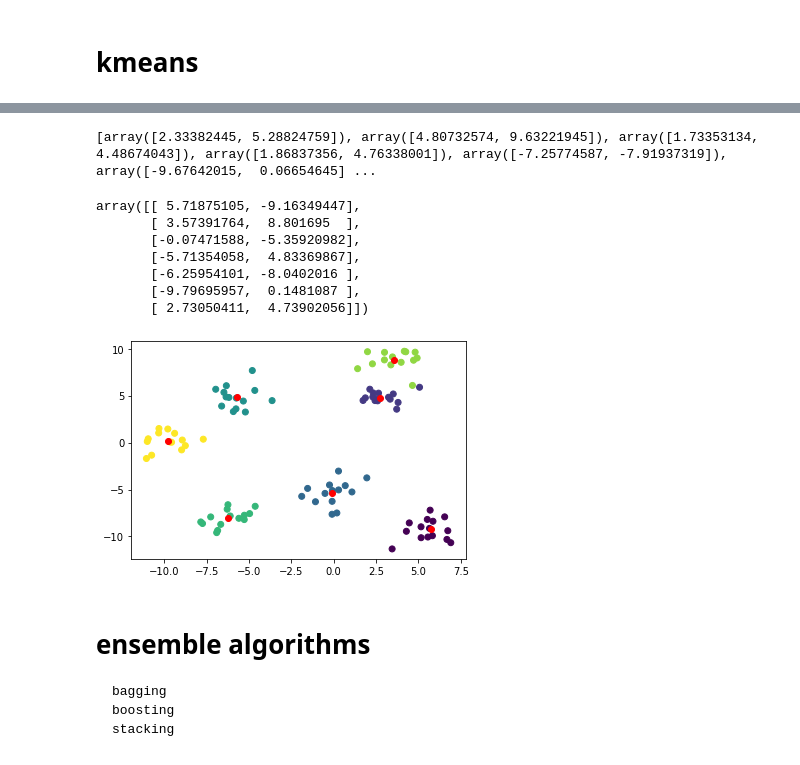
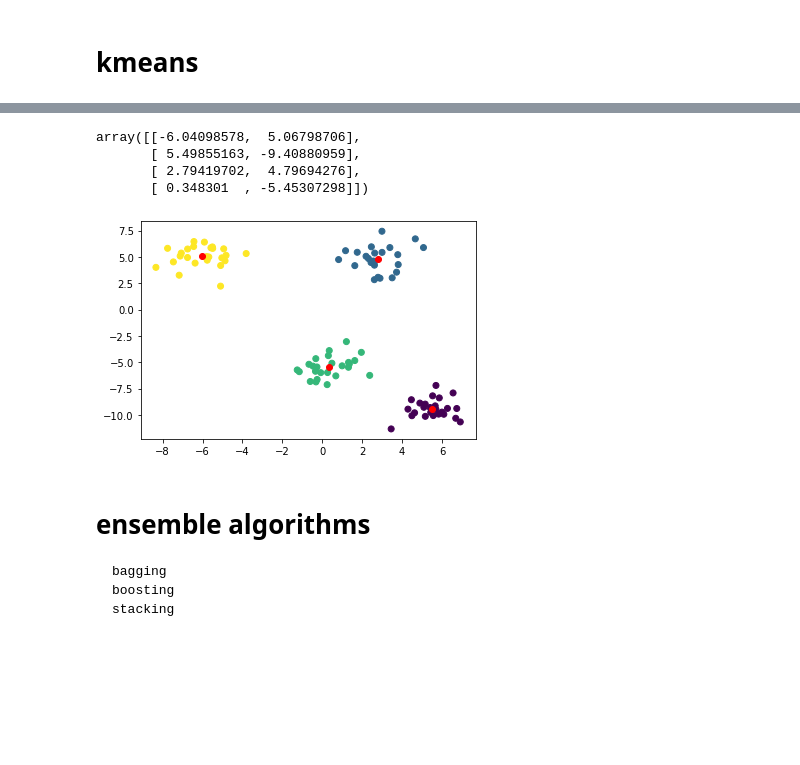
Before and after one commit to hsargoli/MyWorks, a Jupyter notebook: MLalgorithms.ipynb, the cells around one changed output, grey strips where cells are left out. Drawn from its saved outputs; the diff is of its cells as text; code cells hidden in the pictures; blank space fills up the shorter version.

```diff
--- a/MLalgorithms.ipynb
+++ b/MLalgorithms.ipynb
@@ -366,12 +379,12 @@ def LdA(x, mean, var, classProbability):
     return a
 
 
-def predict(x, mean, var, classProbability):
+def predict(x, mean1, mean2, var, classProbability):
     sto = []
-    for i in xdata:
+    for i in x:
 
-        a = LdA(i, meanC1, var, classprobability[0])
-        b = LdA(i, meanC2, var, classprobability[1])
+        a = LdA(i, mean1, var, classprobability[0])
+        b = LdA(i, mean2, var, classprobability[1])
         sto.append([a, b])
     res = []
     for i, j in sto:
@@ -380,7 +393,7 @@ def predict(x, mean, var, classProbability):
     return res
 
 
-yp = predict(i, meanC1, var, classprobability[0])
+yp = predict(xdata, meanC1, meanC2, var, classprobability[0])
 
 
 def acc(Ty, Py):
@@ -493,9 +521,9 @@ class NB:
         dataa :
             car or weather
         term 1:
-            for dataa 0 broken or rainy
+            for dataa: 0 is broken or rainy   1 is working or sunny
         term 2:
-            for y classes 0 stayHome 1 goOut
+            for y classes: 0 is stayHome 1 goOut
 
         """
         class_probability = list(self.classes).count(term2) / len(self.classes)
@@ -521,10 +549,13 @@ class NB:
 
 # be_shart(car,ydata,1,0)\
 sg = NB(ydata, car, weather)
-print(" o o o o o ", sg.be_shart(car, 0, 0))
-sg.predict(1, 1, 0.5)
-print("index  ,  ypredict  , yorg")
+
+print(" o o o o o ", sg.be_shart(car, 0, 0), 'when car is broken, probability to stay home', sg.predict(1, 1, 0.5))
+
+
+
+print("index\t,\t--ypredict--\t,\t--yorg--")
 for i in range(len(car)):
-    c = "--stay home" if ydata[i] == 0 else "--go out"
-    print(i, sg.predict(car[i], weather[i], 0.5), c, sep=" , ")
+    c = "stay home" if ydata[i] == 0 else "go out"
+    print(i, sg.predict(car[i], weather[i], 0.5), c, sep="\t,\t")
 # %% [output]
@@ -629,7 +698,7 @@ def squared_diff2(data1, data2):
     a = (data1[0] - data2[0]) ** 2 + (data1[1] - data2[1]) ** 2
     return np.sqrt(a)
 plt.scatter(x2[:,0], x2[:,1],c=y2)
-codeBook = np.array([[10, 10, 1], [0, 0, 0.0], [5, 0, 2]])
+codeBook = np.array([[20, 10, 1], [0, 0, 0.0], [5, 0, 2]])
 b = []
 LR = 0.1
 epoch = 0
@@ -793,7 +862,7 @@ import copy
 from sklearn.datasets import make_blobs
 
 x2, y2 = make_blobs(
-    n_samples=100, n_features=2, centers=7, cluster_std=1, shuffle=True, random_state=10
+    n_samples=100, n_features=2, centers=4, cluster_std=1, shuffle=True, random_state=10
 )
 # ---------------------------------------------------
 # random point from data
@@ -825,65 +894,57 @@ class KMEANS:
 
     def kmeans(self, O):
         init_k = self.initialer()
-        print(init_k)
         self.dddd = copy.copy(self.data)
         thresh = int(len(self.data) / self.k)
-
         while O > 0:
             indexes = []
             sindex = []
             for i in range(self.k):
                 a = self.find_near_index(init_k[i], thresh)
                 indexes.append(a)
-            for i in range(0, len(indexes)):
+            for i in range(0, len(indexes)):   # 2
                 sdata = []
-
                 for j in indexes[i]:
                     select = self.data[j]
                     sdata.append(select)
                     sindex.append(j)
-
                 sdata = np.array(sdata)
 
                 init_k[i] = [sdata[:, 0].mean(), sdata[:, 1].mean()]
             sindex = set(sorted(sindex))
 
             for i in range(len(init_k)):
                 for j in range(i, len(init_k)):
                     init_k = np.array(init_k)
                     check = (init_k[i] == init_k[j]).all()
                     if i == j:
                         continue
                     elif check:
                         # print(f'oh this is gone wrong in index {i} and {j}')
                         a = random.randint(0, len(self.data) - 1)
                         init_k[i] = self.data[a]
                         O += 10
 
             O -= 1
         plt.scatter(x2[:, 0], x2[:, 1], c=y2)
 
         for i in range(0, self.k):
             plt.scatter(init_k[i][0], init_k[i][1], c="r")
 
         return np.array(init_k)
 
 
-a = KMEANS(7, x2)
-a.kmeans(2000)
+a = KMEANS(4, x2)
+a.kmeans(100)
 
 # - - TO do - -
 # make it faster, change break of final while loop with init_k(pre) == init_k(now)
 # %% [output]
-[array([2.33382445, 5.28824759]), array([4.80732574, 9.63221945]), array([1.73353134, 4.48674043]), array([1.86837356, 4.76338001]), array([-7.25774587, -7.91937319]), array([-9.67642015,  0.06654645] ...
+array([[-6.04098578,  5.06798706],
+       [ 5.49855163, -9.40880959],
+       [ 2.79419702,  4.79694276],
+       [ 0.348301  , -5.45307298]])
-array([[ 5.71875105, -9.16349447],
-       [ 3.57391764,  8.801695  ],
-       [-0.07471588, -5.35920982],
-       [-5.71354058,  4.83369867],
-       [-6.25954101, -8.0402016 ],
-       [-9.79695957,  0.1481087 ],
-       [ 2.73050411,  4.73902056]])
-[figure, old version]
+[figure, new version]
 # %% [markdown]
 
 # ensemble algorithms
```
Also changed, not shown: parts of 13 cells of this notebook.
